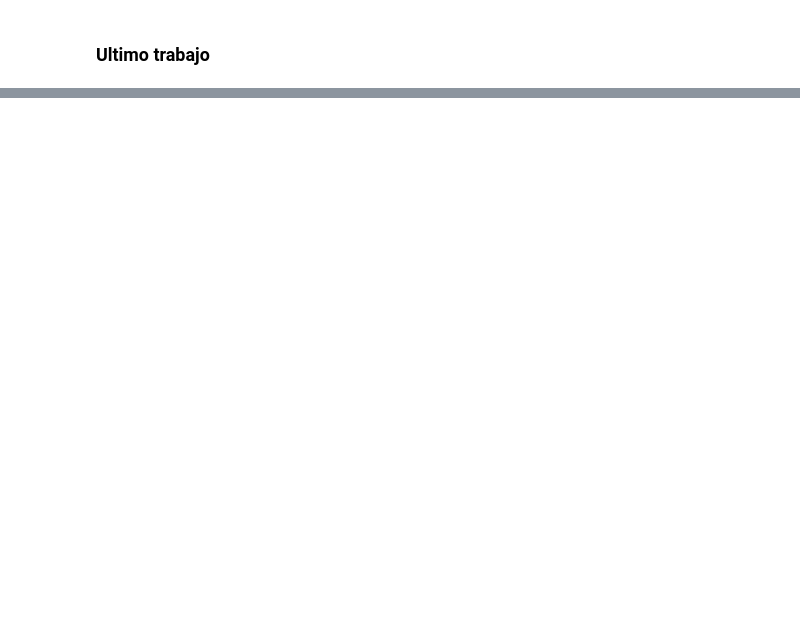
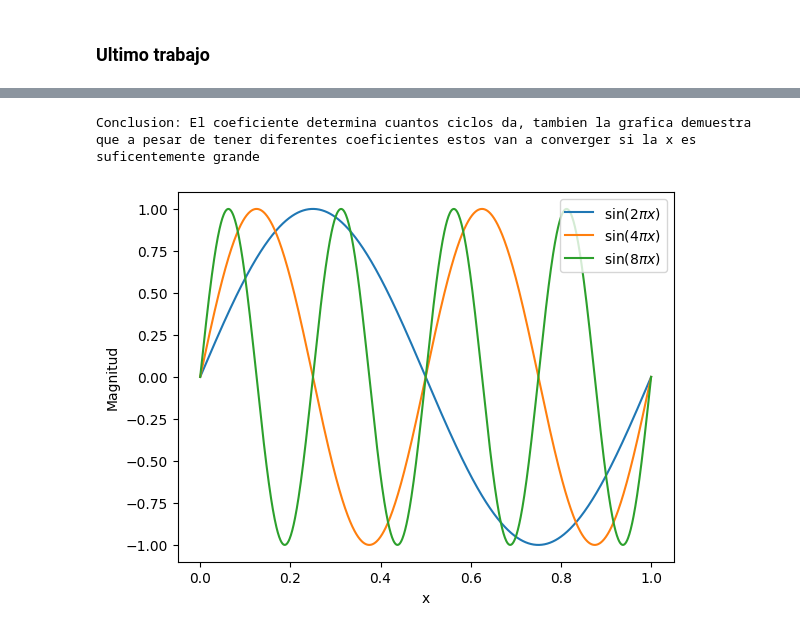
Before and after one commit to oliveroide/Notas_IA_Waissman, a Jupyter notebook: tareas/Introducción a Numpy y Matplotlib.ipynb, the cells around one changed output, grey strips where cells are left out. Drawn from its saved outputs; the diff is of its cells as text; code cells hidden in the pictures; blank space fills up the shorter version.

```diff
--- a/tareas/Introducción a Numpy y Matplotlib.ipynb
+++ b/tareas/Introducción a Numpy y Matplotlib.ipynb
@@ -547,0 +595,19 @@ Realiza lo siguiente en varias celdas abajo de esta:
+# %%
+from matplotlib.pyplot import xlabel
+
+
+x = np.linspace(0, 1, 1000)
+y1 = np.sin(2 * np.pi * x)
+y2 = np.sin(4 * np.pi * x)
+y3 = np.sin(8 * np.pi * x)
+plt
+plt.plot(x, y1, label=r'$\sin(2\pi x)$')
+plt.plot(x, y2, label=r'$\sin(4\pi x)$')
+plt.plot(x, y3, label=r'$\sin(8\pi x)$')
+plt.xlabel("x")
+plt.ylabel("Magnitud")
+plt.legend(loc=0)
+print("Conclusion: El coeficiente determina cuantos ciclos da, tambien la grafica demuestra que a pesar de tener diferentes coeficientes estos van a converger si la x es suficentemente grande")
+# %% [output]
+Conclusion: El coeficiente determina cuantos ciclos da, tambien la grafica demuestra que a pesar de tener diferentes coeficientes estos van a converger si la x es suficentemente grande
+[figure, added]
```
Also changed, not shown: parts of 14 cells of this notebook, 1 other file.
